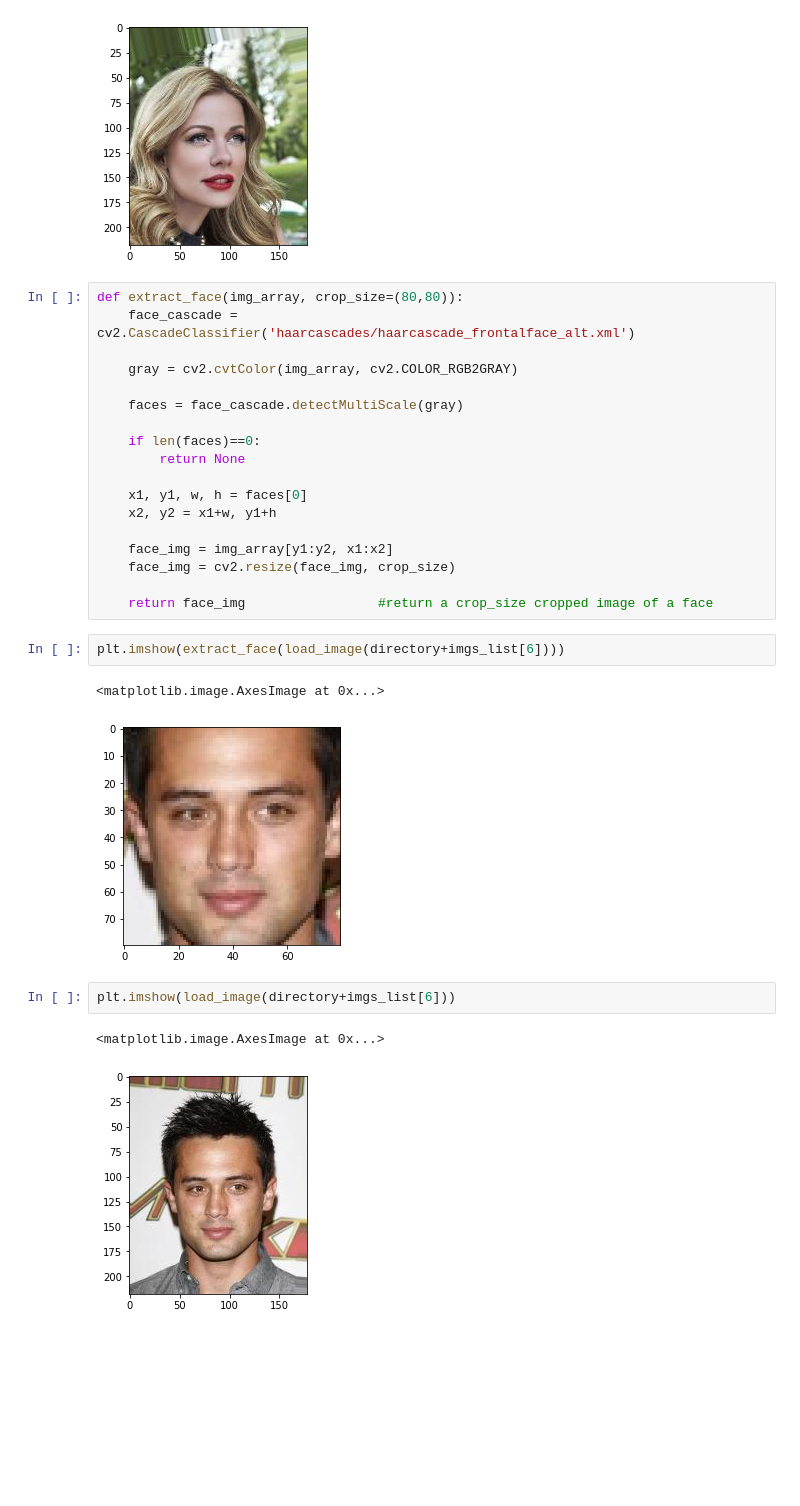
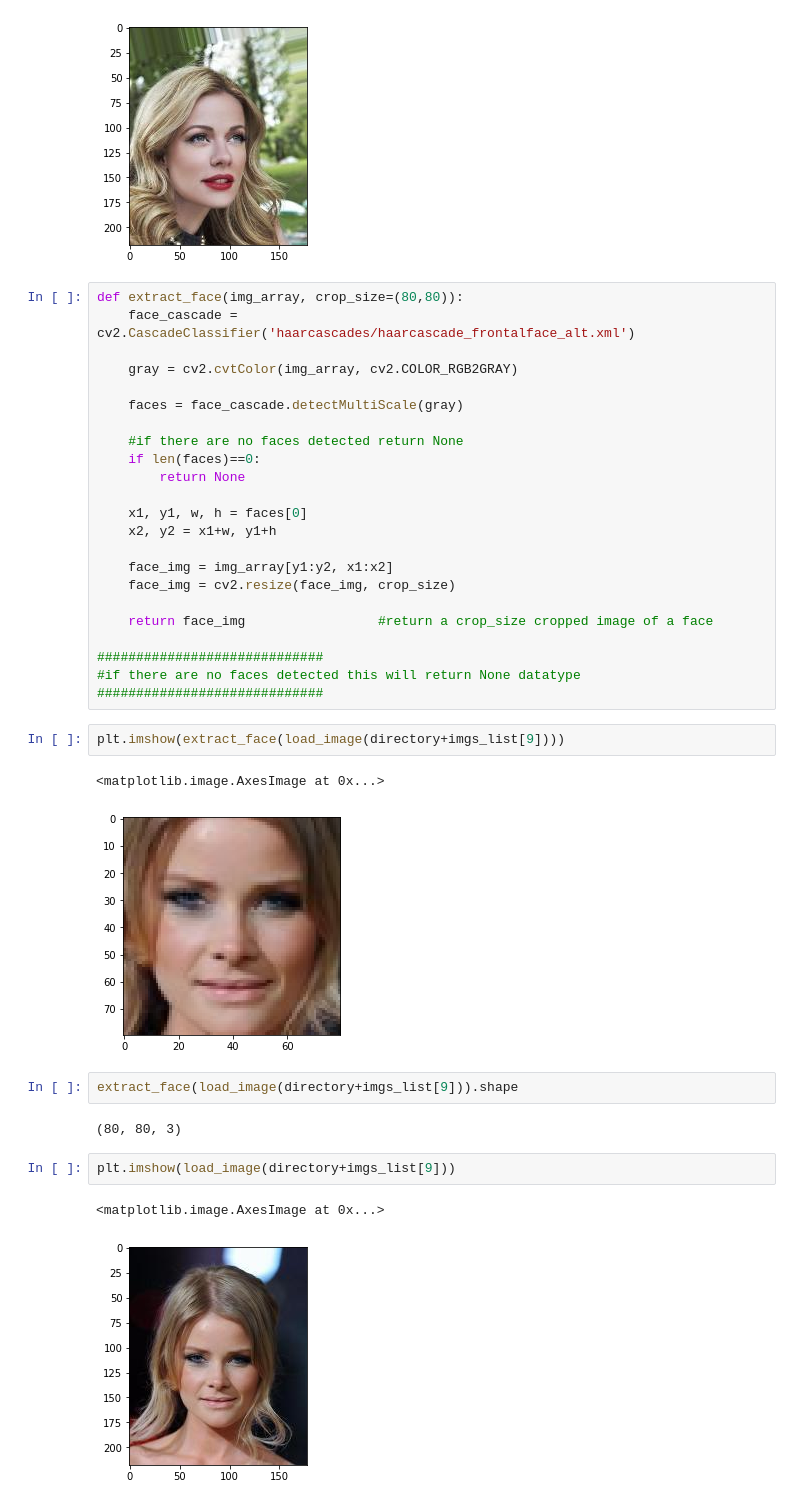
Before and after one commit to ChirathPansilu/1-D-GAN-From-Scratch, a Jupyter notebook: GANs/CelebA DCGAN/CelebA DCGAN 2.0.ipynb, the cells around one changed output. Saved outputs shown, nothing was run; the diff lists cells and outputs as text; blank space fills up the shorter version.

```diff
--- a/GANs/CelebA DCGAN/CelebA DCGAN 2.0.ipynb
+++ b/GANs/CelebA DCGAN/CelebA DCGAN 2.0.ipynb
@@ -48,6 +48,7 @@ def extract_face(img_array, crop_size=(80,80)):
 
     faces = face_cascade.detectMultiScale(gray)
 
+    #if there are no faces detected return None
     if len(faces)==0:
         return None
 
@@ -58,13 +59,21 @@ def extract_face(img_array, crop_size=(80,80)):
     face_img = cv2.resize(face_img, crop_size)
 
     return face_img                 #return a crop_size cropped image of a face
+
+#############################
+#if there are no faces detected this will return None datatype
+#############################
 # %%
-plt.imshow(extract_face(load_image(directory+imgs_list[6])))
+plt.imshow(extract_face(load_image(directory+imgs_list[9])))
 # %% [output]
 <matplotlib.image.AxesImage at 0x...>
-[figure, old version]
+[figure, new version]
+# %%
+extract_face(load_image(directory+imgs_list[9])).shape
+# %% [output]
+(80, 80, 3)
 # %%
-plt.imshow(load_image(directory+imgs_list[6]))
+plt.imshow(load_image(directory+imgs_list[9]))
 # %% [output]
 <matplotlib.image.AxesImage at 0x...>
-[figure, old version]
+[figure, new version]
```
Also changed, not shown: parts of 7 cells of this notebook.
